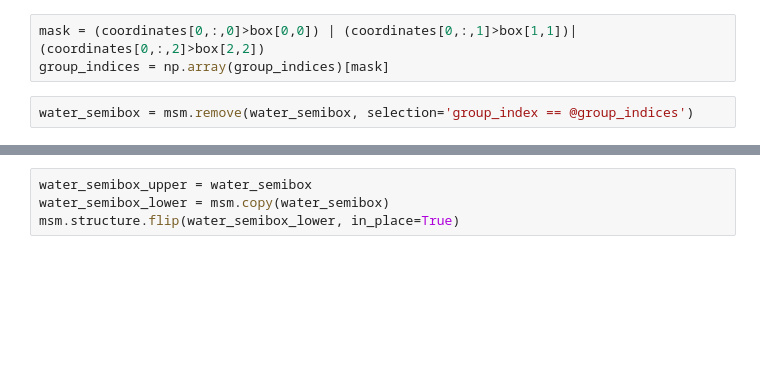
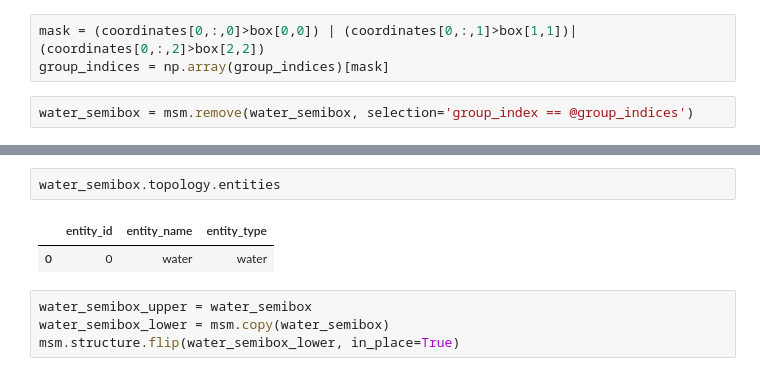
Before and after one commit to uibcdf/OMembrane, a Jupyter notebook: sandbox/Build_POPC_membrane_1.ipynb, the cells around one changed output, grey strips where cells are left out. Cells and saved outputs as stored; diff of their text form; blank space fills up the shorter version.

```diff
--- a/sandbox/Build_POPC_membrane_1.ipynb
+++ b/sandbox/Build_POPC_membrane_1.ipynb
@@ -225,3 +227,8 @@ msm.info(water_semibox)
+# %%
+water_semibox.topology.entities
+# %% [output]
+|  | entity_id | entity_name | entity_type |
+| 0 | 0 | water | water |
 # %%
 water_semibox_upper = water_semibox
 water_semibox_lower = msm.copy(water_semibox)
```
Also changed, not shown: parts of 20 cells of this notebook, 1 other file.
